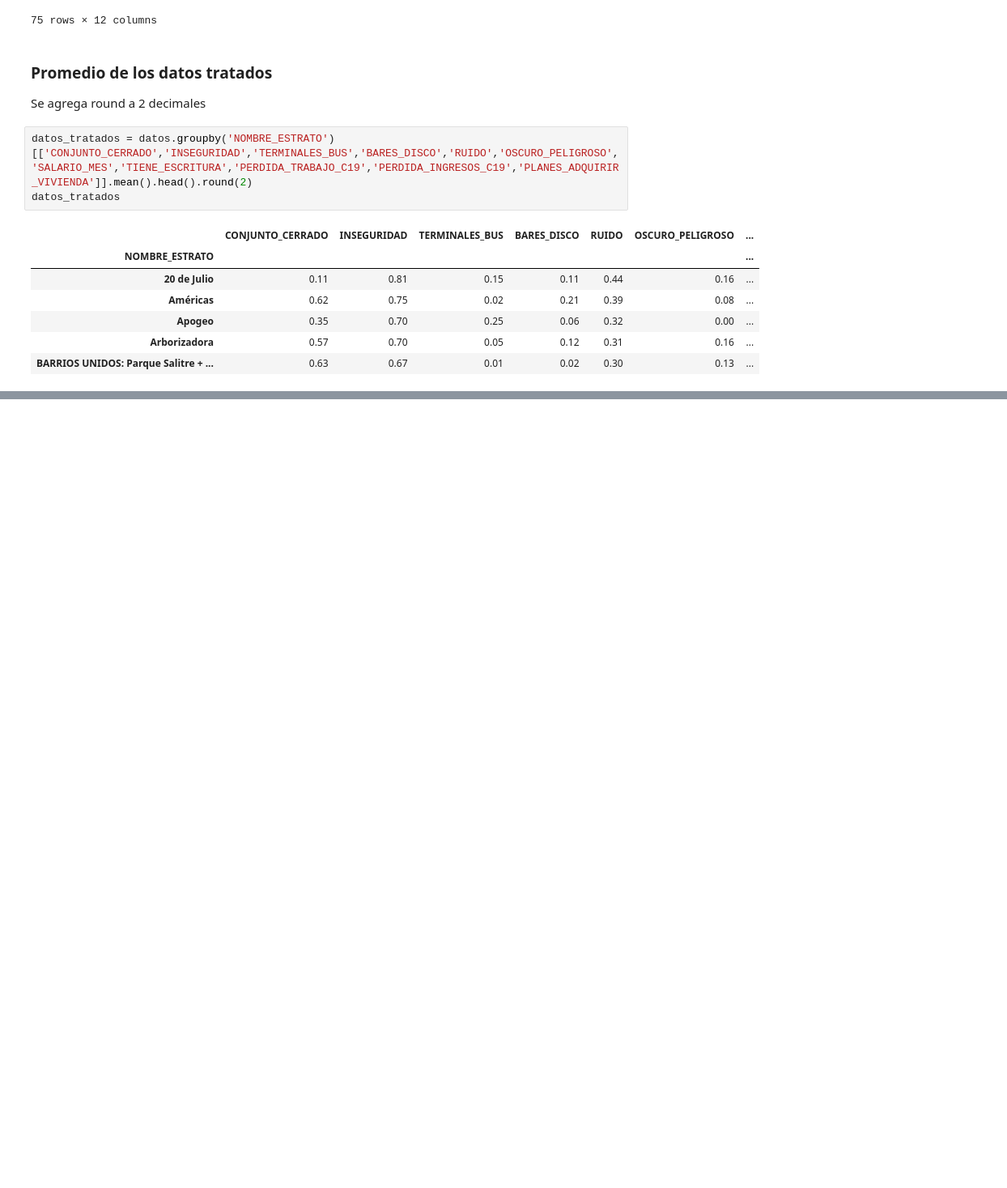
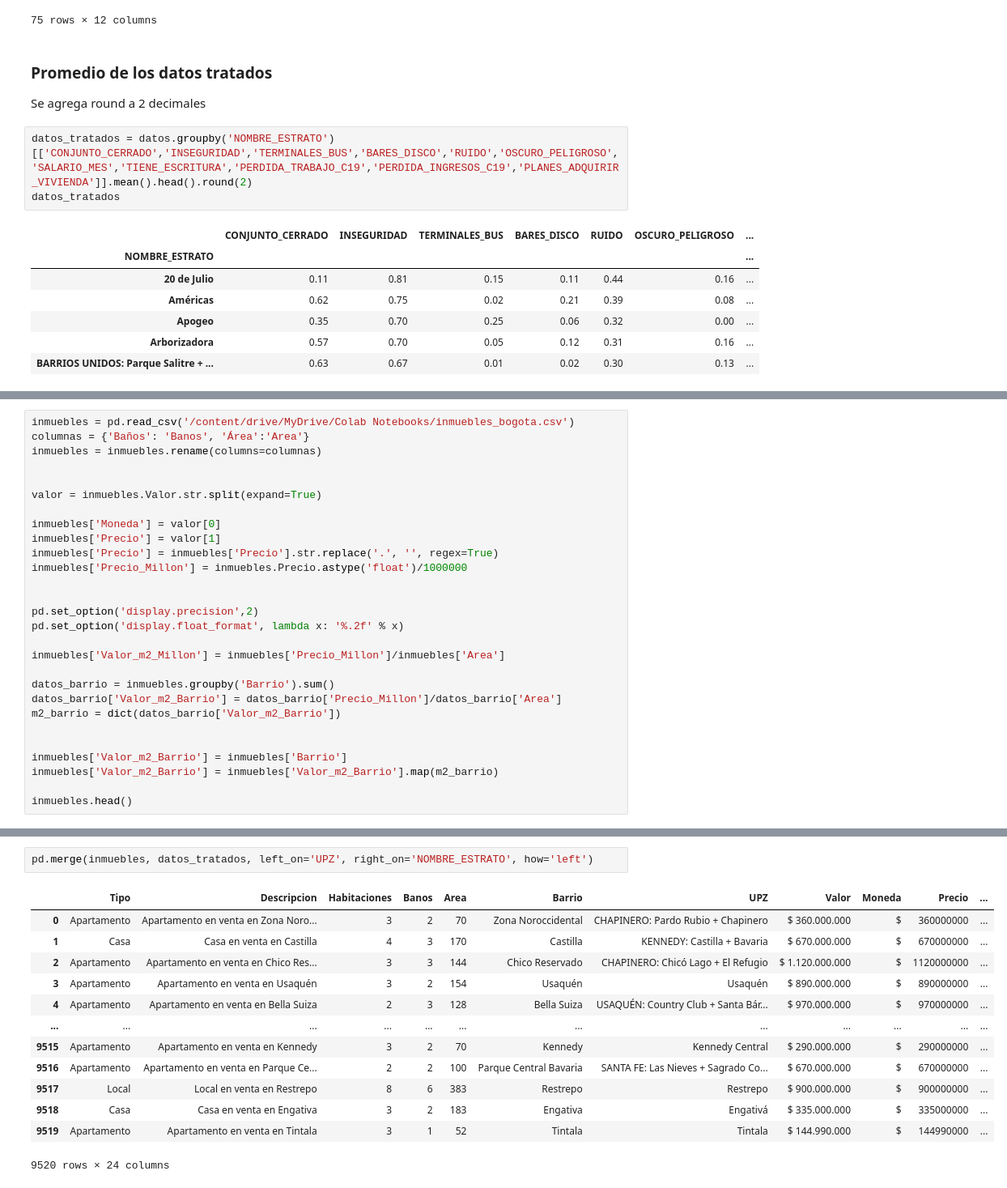
Before and after one commit to doguedogue/pythonic-colab, a Jupyter notebook: rva_dane.ipynb, the cells around one changed output, grey strips where cells are left out. Shown at 81% size. Drawn from its saved outputs; the diff is of its cells as text; blank space fills up the shorter version.

```diff
--- a/rva_dane.ipynb
+++ b/rva_dane.ipynb
@@ -276,0 +277,28 @@ pd.merge()
+# %%
+inmuebles = pd.read_csv('/content/drive/MyDrive/Colab Notebooks/inmuebles_bogota.csv')
+columnas = {'Baños': 'Banos', 'Área':'Area'}
+inmuebles = inmuebles.rename(columns=columnas)
+
+
+valor = inmuebles.Valor.str.split(expand=True)
+
+inmuebles['Moneda'] = valor[0]
+inmuebles['Precio'] = valor[1]
+inmuebles['Precio'] = inmuebles['Precio'].str.replace('.', '', regex=True)
+inmuebles['Precio_Millon'] = inmuebles.Precio.astype('float')/1000000
+
+
+pd.set_option('display.precision',2)
+pd.set_option('display.float_format', lambda x: '%.2f' % x)
+
+inmuebles['Valor_m2_Millon'] = inmuebles['Precio_Millon']/inmuebles['Area']
+
+datos_barrio = inmuebles.groupby('Barrio').sum()
+datos_barrio['Valor_m2_Barrio'] = datos_barrio['Precio_Millon']/datos_barrio['Area']
+m2_barrio = dict(datos_barrio['Valor_m2_Barrio'])
+
+
+inmuebles['Valor_m2_Barrio'] = inmuebles['Barrio']
+inmuebles['Valor_m2_Barrio'] = inmuebles['Valor_m2_Barrio'].map(m2_barrio)
+
+inmuebles.head()
@@ -276,0 +315,16 @@ pd.merge()
+# %%
+pd.merge(inmuebles, datos_tratados, left_on='UPZ', right_on='NOMBRE_ESTRATO', how='left')
+# %% [output]
+|  | Tipo | Descripcion | Habitaciones | Banos | Area | Barrio | UPZ | Valor | Moneda | Precio | ... |
+| 0 | Apartamento | Apartamento en venta en Zona Noro... | 3 | 2 | 70 | Zona Noroccidental | CHAPINERO: Pardo Rubio + Chapinero | $ 360.000.000 | $ | 360000000 | ... |
+| 1 | Casa | Casa en venta en Castilla | 4 | 3 | 170 | Castilla | KENNEDY: Castilla + Bavaria | $ 670.000.000 | $ | 670000000 | ... |
+| 2 | Apartamento | Apartamento en venta en Chico Res... | 3 | 3 | 144 | Chico Reservado | CHAPINERO: Chicó Lago + El Refugio | $ 1.120.000.000 | $ | 1120000000 | ... |
+| 3 | Apartamento | Apartamento en venta en Usaquén | 3 | 2 | 154 | Usaquén | Usaquén | $ 890.000.000 | $ | 890000000 | ... |
+| 4 | Apartamento | Apartamento en venta en Bella Suiza | 2 | 3 | 128 | Bella Suiza | USAQUÉN: Country Club + Santa Bár... | $ 970.000.000 | $ | 970000000 | ... |
+| ... | ... | ... | ... | ... | ... | ... | ... | ... | ... | ... | ... |
+| 9515 | Apartamento | Apartamento en venta en Kennedy | 3 | 2 | 70 | Kennedy | Kennedy Central | $ 290.000.000 | $ | 290000000 | ... |
+| 9516 | Apartamento | Apartamento en venta en Parque Ce... | 2 | 2 | 100 | Parque Central Bavaria | SANTA FE: Las Nieves + Sagrado Co... | $ 670.000.000 | $ | 670000000 | ... |
+| 9517 | Local | Local en venta en Restrepo | 8 | 6 | 383 | Restrepo | Restrepo | $ 900.000.000 | $ | 900000000 | ... |
+| 9518 | Casa | Casa en venta en Engativa | 3 | 2 | 183 | Engativa | Engativá | $ 335.000.000 | $ | 335000000 | ... |
+| 9519 | Apartamento | Apartamento en venta en Tintala | 3 | 1 | 52 | Tintala | Tintala | $ 144.990.000 | $ | 144990000 | ... |
+9520 rows × 24 columns
```
Also changed, not shown: parts of 22 cells of this notebook.
